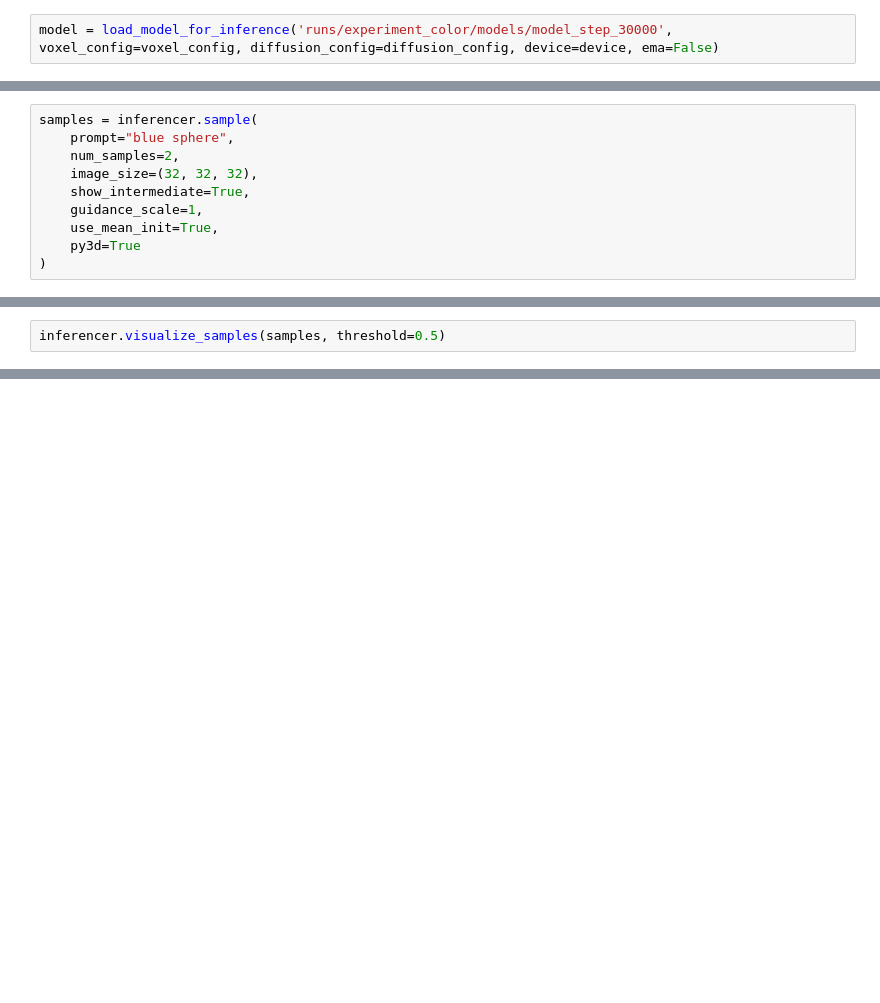
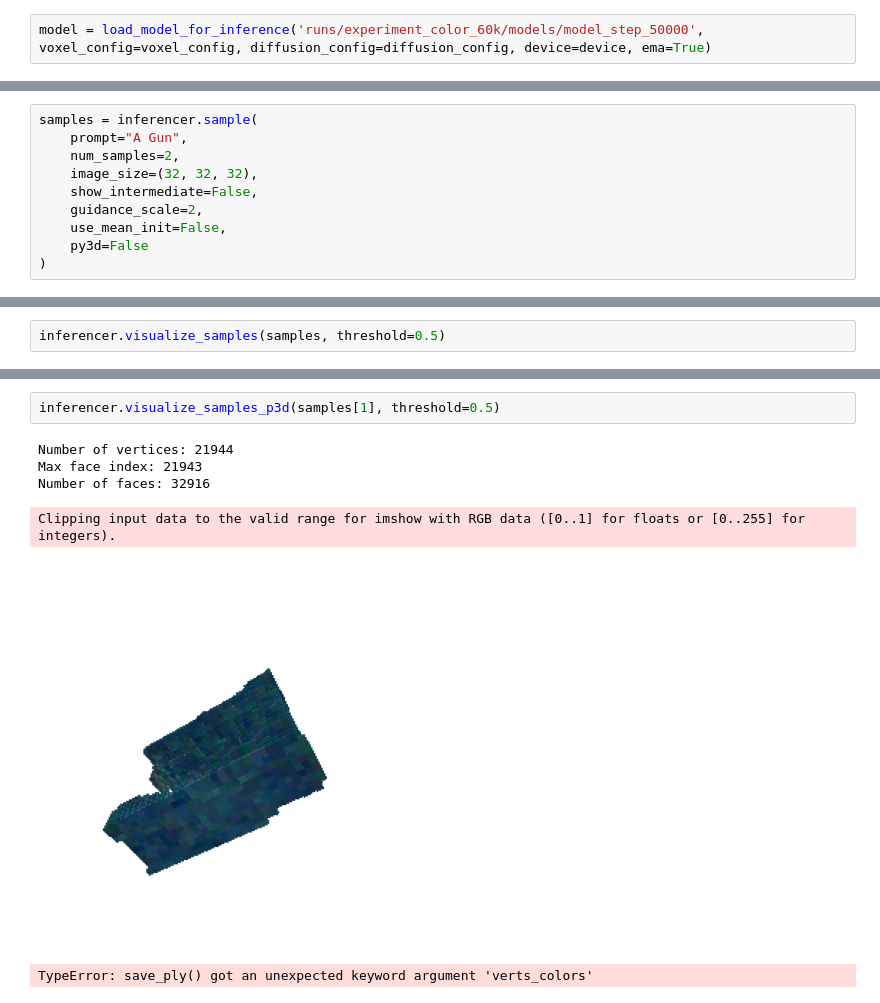
Before and after one commit to PeterAMassih/3D-BlockGen, a Jupyter notebook: run.ipynb, the cells around one changed output, grey strips where cells are left out. Drawn from its saved outputs; the diff is of its cells as text; blank space fills up the shorter version.

Commit message:
New bug fixes + new data processing

```diff
--- a/run.ipynb
+++ b/run.ipynb
@@ -193,3 +102,3 @@ pip install --no-deps --no-index --no-cache-dir pytorch3d -f https://dl.fbaipubl
 # %%
-model = load_model_for_inference('runs/experiment_color/models/model_step_30000', voxel_config=voxel_config, diffusion_config=diffusion_config, device=device, ema=False)
+model = load_model_for_inference('runs/experiment_color_60k/models/model_step_50000', voxel_config=voxel_config, diffusion_config=diffusion_config, device=device, ema=True)
 # %% [output]
@@ -204,11 +114,11 @@ inferencer = DiffusionInference3D(
 )
 # %%
 samples = inferencer.sample(
-    prompt="blue sphere",
+    prompt="A Gun",
     num_samples=2,
     image_size=(32, 32, 32),
-    show_intermediate=True,
-    guidance_scale=1,
-    use_mean_init=True,
-    py3d=True
+    show_intermediate=False,
+    guidance_scale=2,
+    use_mean_init=False,
+    py3d=False
 )
@@ -394,0 +127,9 @@ plt.show()
+# %%
+inferencer.visualize_samples_p3d(samples[1], threshold=0.5)
+# %% [output]
+Number of vertices: 21944
+Max face index: 21943
+Number of faces: 32916
+Clipping input data to the valid range for imshow with RGB data ([0..1] for floats or [0..255] for integers).
+[figure, added]
+TypeError: save_ply() got an unexpected keyword argument 'verts_colors'
```
Also changed, not shown: parts of 8 cells of this notebook, 8 other files.
